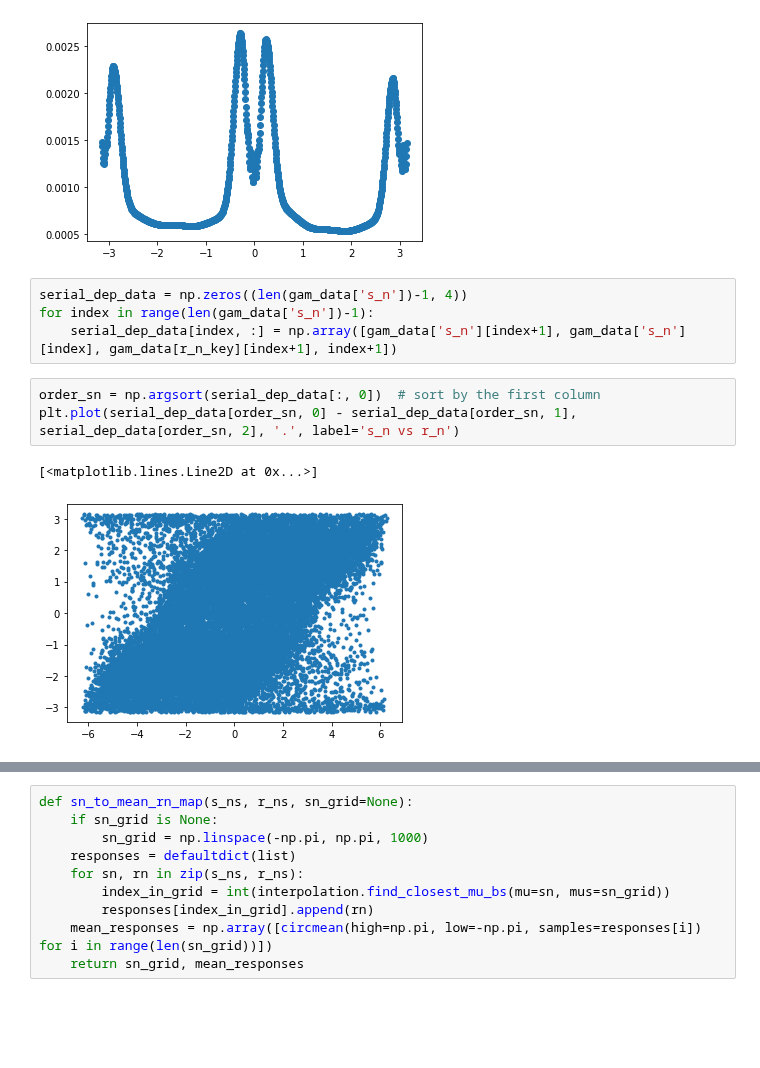
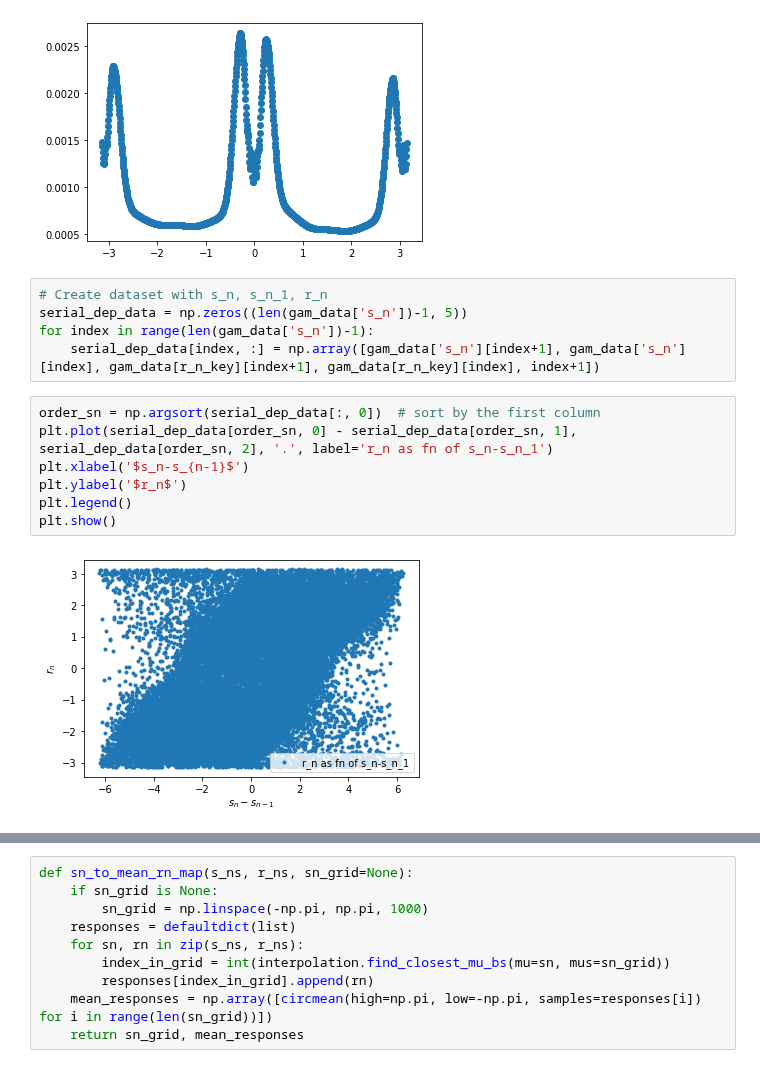
Before and after one commit to ak47na/multisensory_causal_inference, a Jupyter notebook: serial_dependence.ipynb, the cells around one changed output, grey strips where cells are left out. Drawn from its saved outputs; the diff is of its cells as text; blank space fills up the shorter version.

```diff
--- a/serial_dependence.ipynb
+++ b/serial_dependence.ipynb
@@ -38,12 +39,16 @@ plt.plot(Peter_u_map['grid'], Peter_u_map['pdf'], 'o', label='Peter uniform mode
 [<matplotlib.lines.Line2D at 0x...>]
 [figure]
 # %%
-serial_dep_data = np.zeros((len(gam_data['s_n'])-1, 4))
+# Create dataset with s_n, s_n_1, r_n
+serial_dep_data = np.zeros((len(gam_data['s_n'])-1, 5))
 for index in range(len(gam_data['s_n'])-1):
-    serial_dep_data[index, :] = np.array([gam_data['s_n'][index+1], gam_data['s_n'][index], gam_data[r_n_key][index+1], index+1])
+    serial_dep_data[index, :] = np.array([gam_data['s_n'][index+1], gam_data['s_n'][index], gam_data[r_n_key][index+1], gam_data[r_n_key][index], index+1])
 # %%
 order_sn = np.argsort(serial_dep_data[:, 0])  # sort by the first column
-plt.plot(serial_dep_data[order_sn, 0] - serial_dep_data[order_sn, 1], serial_dep_data[order_sn, 2], '.', label='s_n vs r_n')
+plt.plot(serial_dep_data[order_sn, 0] - serial_dep_data[order_sn, 1], serial_dep_data[order_sn, 2], '.', label='r_n as fn of s_n-s_n_1')
+plt.xlabel('$s_n-s_{n-1}$')
+plt.ylabel('$r_n$')
+plt.legend()
+plt.show()
 # %% [output]
-[<matplotlib.lines.Line2D at 0x...>]
-[figure, old version]
+[figure, new version]
```
Also changed, not shown: parts of 3 cells of this notebook.
